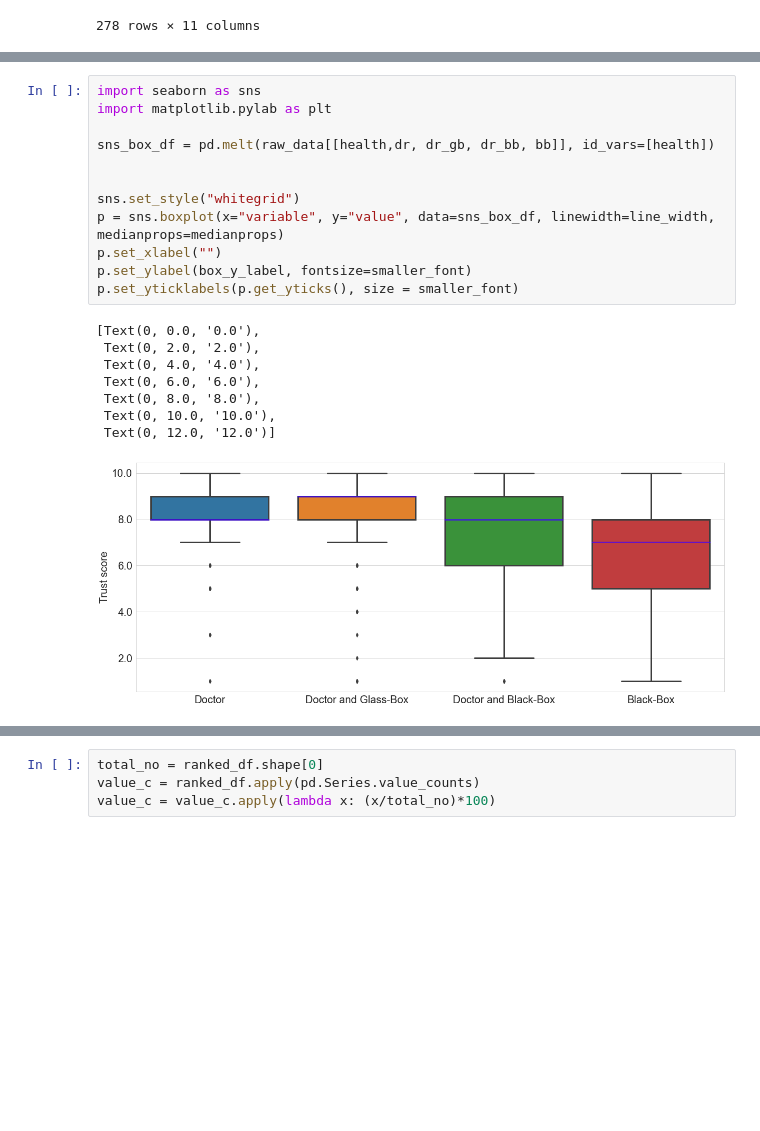
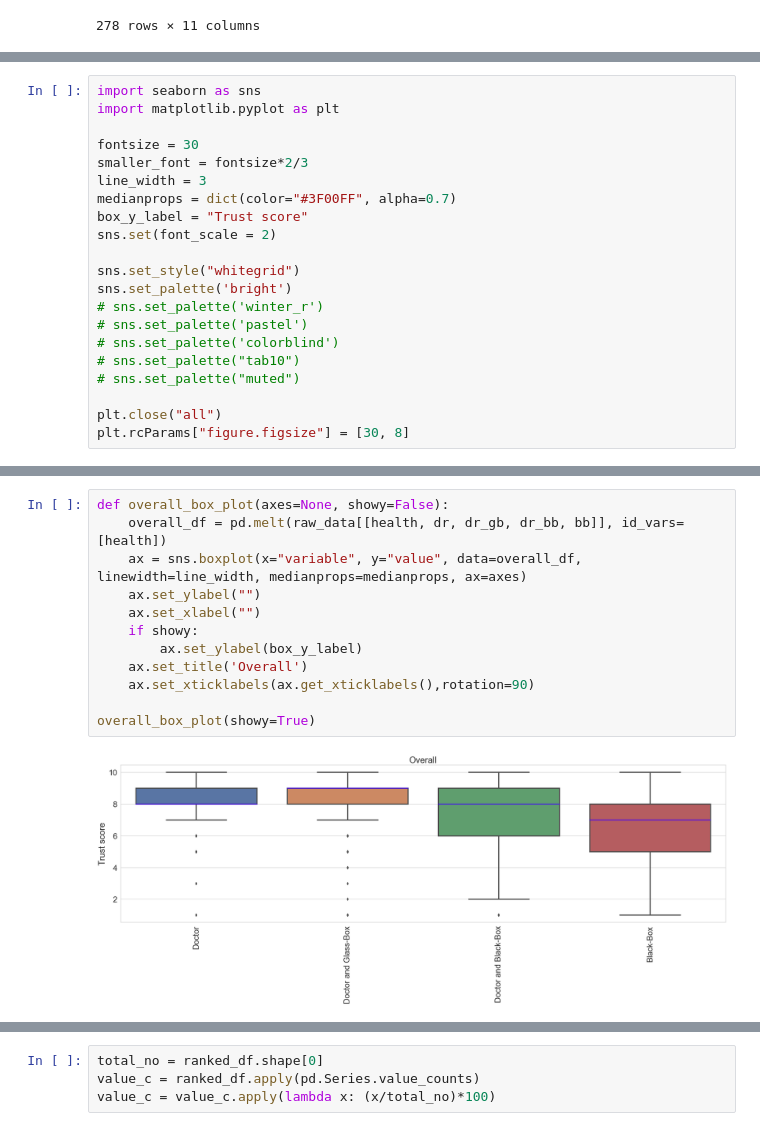
Before and after one commit to isabelladegen/elf, a Jupyter notebook: Isabellas-Notebook.ipynb, the cells around one changed output, grey strips where cells are left out. Saved outputs shown, nothing was run; the diff lists cells and outputs as text; blank space fills up the shorter version.

```diff
--- a/Isabellas-Notebook.ipynb
+++ b/Isabellas-Notebook.ipynb
@@ -92,0 +249,21 @@ box_y_label = "Trust score"
+# %%
+import seaborn as sns
+import matplotlib.pyplot as plt
+
+fontsize = 30
+smaller_font = fontsize*2/3
+line_width = 3
+medianprops = dict(color="#3F00FF", alpha=0.7)
+box_y_label = "Trust score"
+sns.set(font_scale = 2)
+
+sns.set_style("whitegrid")
+sns.set_palette('bright')
+# sns.set_palette('winter_r')
+# sns.set_palette('pastel')
+# sns.set_palette('colorblind')
+# sns.set_palette("tab10")
+# sns.set_palette("muted")
+
+plt.close("all")
+plt.rcParams["figure.figsize"] = [30, 8]
@@ -93,22 +284,15 @@ box_y_label = "Trust score"
 # %%
-import seaborn as sns
-import matplotlib.pylab as plt
+def overall_box_plot(axes=None, showy=False):
+    overall_df = pd.melt(raw_data[[health, dr, dr_gb, dr_bb, bb]], id_vars=[health])
+    ax = sns.boxplot(x="variable", y="value", data=overall_df, linewidth=line_width, medianprops=medianprops, ax=axes)
+    ax.set_ylabel("")
+    ax.set_xlabel("")
+    if showy:
+        ax.set_ylabel(box_y_label)
+    ax.set_title('Overall')
+    ax.set_xticklabels(ax.get_xticklabels(),rotation=90)
 
-sns_box_df = pd.melt(raw_data[[health,dr, dr_gb, dr_bb, bb]], id_vars=[health])
-
-
-sns.set_style("whitegrid")
-p = sns.boxplot(x="variable", y="value", data=sns_box_df, linewidth=line_width, medianprops=medianprops)
-p.set_xlabel("")
-p.set_ylabel(box_y_label, fontsize=smaller_font)
-p.set_yticklabels(p.get_yticks(), size = smaller_font)
+overall_box_plot(showy=True)
 # %% [output]
-[Text(0, 0.0, '0.0'),
- Text(0, 2.0, '2.0'),
- Text(0, 4.0, '4.0'),
- Text(0, 6.0, '6.0'),
- Text(0, 8.0, '8.0'),
- Text(0, 10.0, '10.0'),
- Text(0, 12.0, '12.0')]
-[figure, old version]
+[figure, new version]
 # %%
```
Also changed, not shown: parts of 39 cells of this notebook, 6 other files.
